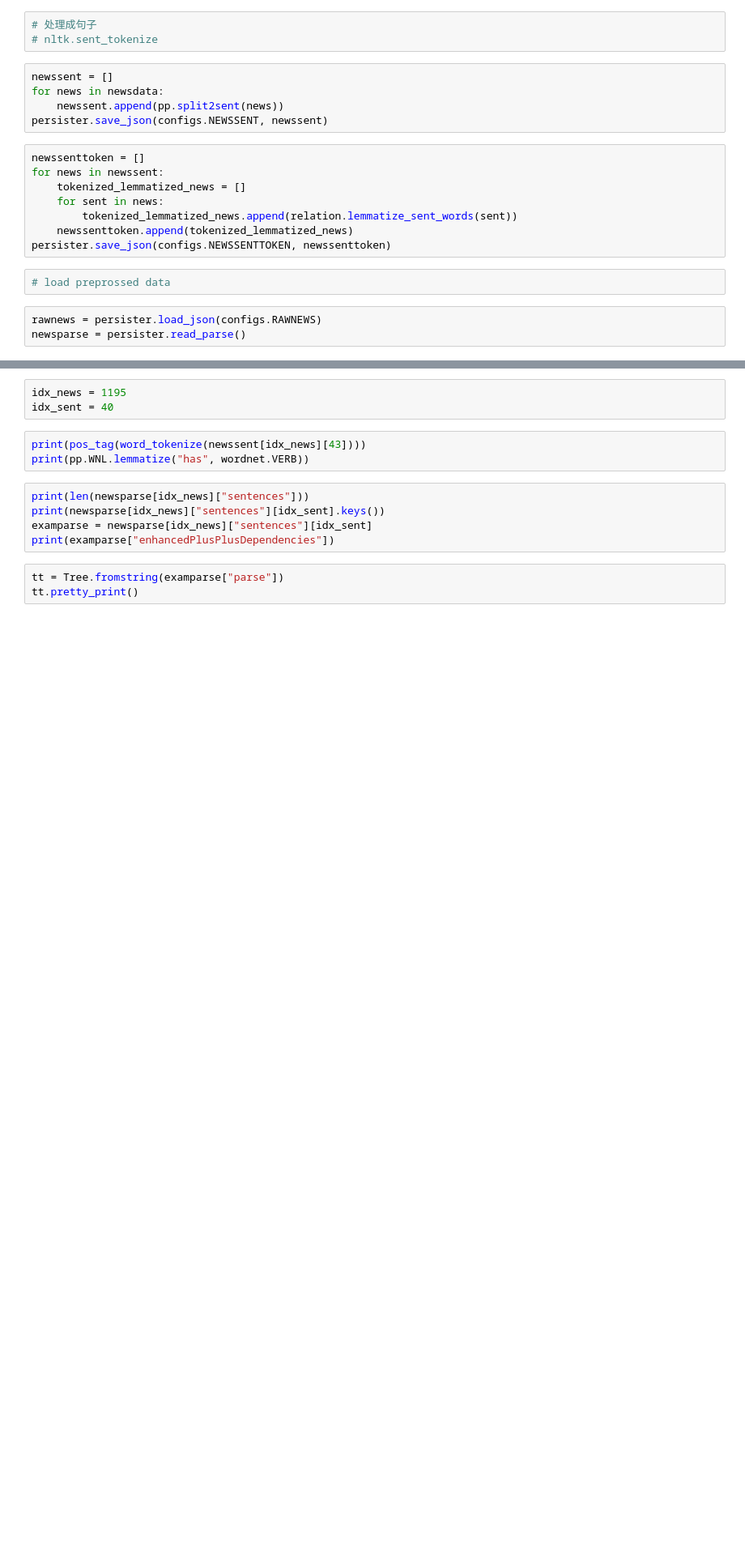
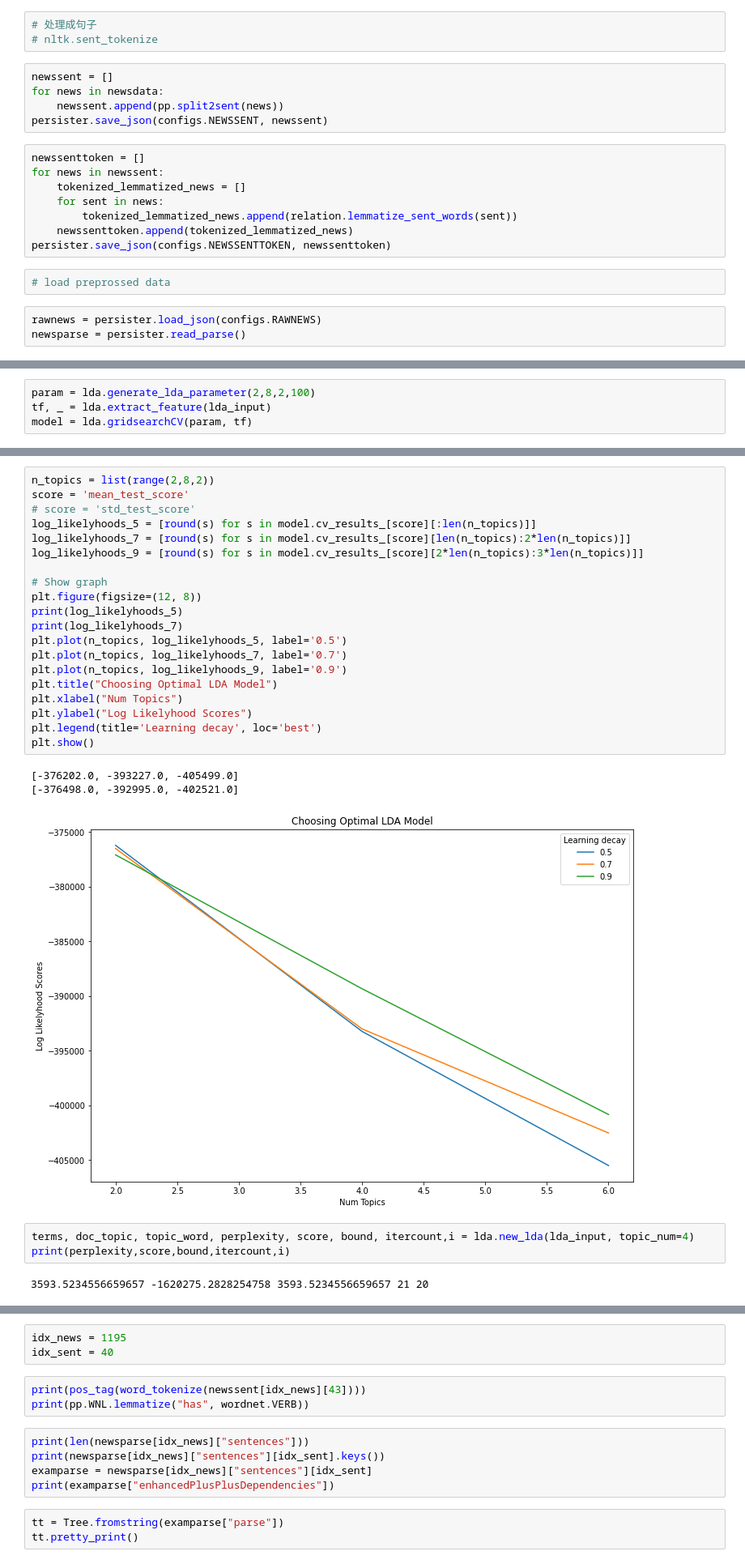
Before and after one commit to brinkpku/extended_lda, a Jupyter notebook: test.ipynb, the cells around one changed output, grey strips where cells are left out. Shown: that part at 81% size. Drawn from its saved outputs; the diff is of its cells as text; blank space fills up the shorter version.

Commit message:
use gridsearch to tune lda model

```diff
--- a/test.ipynb
+++ b/test.ipynb
@@ -118,0 +115,4 @@ say:414.8350138122594
+# %%
+param = lda.generate_lda_parameter(2,8,2,100)
+tf, _ = lda.extract_feature(lda_input)
+model = lda.gridsearchCV(param, tf)
@@ -118,0 +137,29 @@ say:414.8350138122594
+# %%
+n_topics = list(range(2,8,2))
+score = 'mean_test_score'
+# score = 'std_test_score'
+log_likelyhoods_5 = [round(s) for s in model.cv_results_[score][:len(n_topics)]]
+log_likelyhoods_7 = [round(s) for s in model.cv_results_[score][len(n_topics):2*len(n_topics)]]
+log_likelyhoods_9 = [round(s) for s in model.cv_results_[score][2*len(n_topics):3*len(n_topics)]]
+
+# Show graph
+plt.figure(figsize=(12, 8))
+print(log_likelyhoods_5)
+print(log_likelyhoods_7)
+plt.plot(n_topics, log_likelyhoods_5, label='0.5')
+plt.plot(n_topics, log_likelyhoods_7, label='0.7')
+plt.plot(n_topics, log_likelyhoods_9, label='0.9')
+plt.title("Choosing Optimal LDA Model")
+plt.xlabel("Num Topics")
+plt.ylabel("Log Likelyhood Scores")
+plt.legend(title='Learning decay', loc='best')
+plt.show()
+# %% [output]
+[-376202.0, -393227.0, -405499.0]
+[-376498.0, -392995.0, -402521.0]
+[figure, added]
+# %%
+terms, doc_topic, topic_word, perplexity, score, bound, itercount,i = lda.new_lda(lda_input, topic_num=4)
+print(perplexity,score,bound,itercount,i)
+# %% [output]
+3593.5234556659657 -1620275.2828254758 3593.5234556659657 21 20
```
Also changed, not shown: parts of 9 cells of this notebook, 4 other files.
